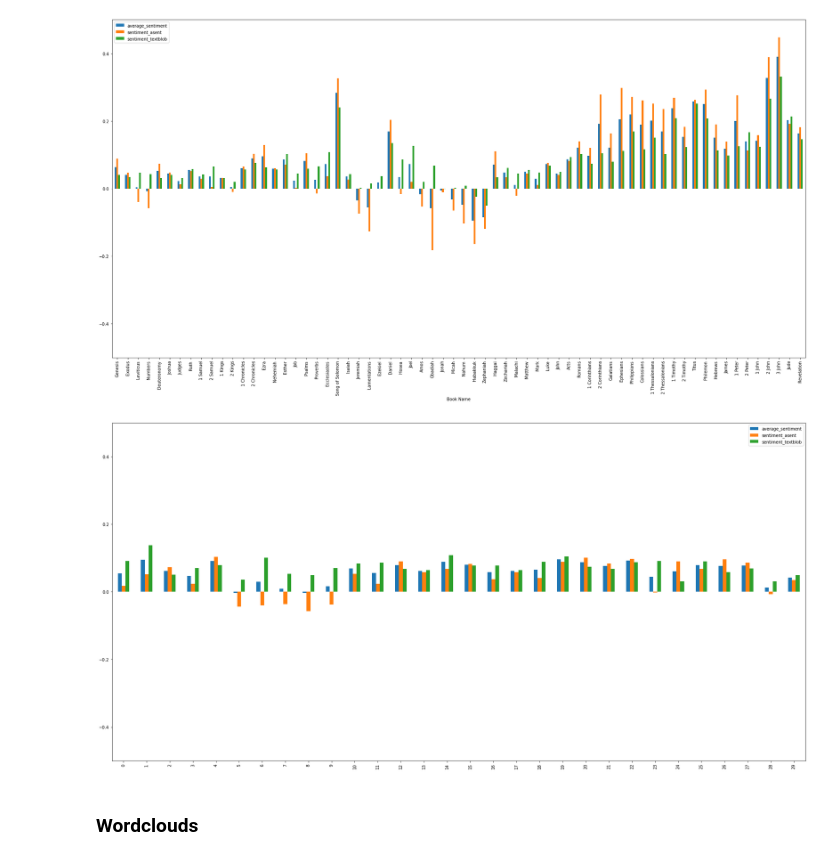
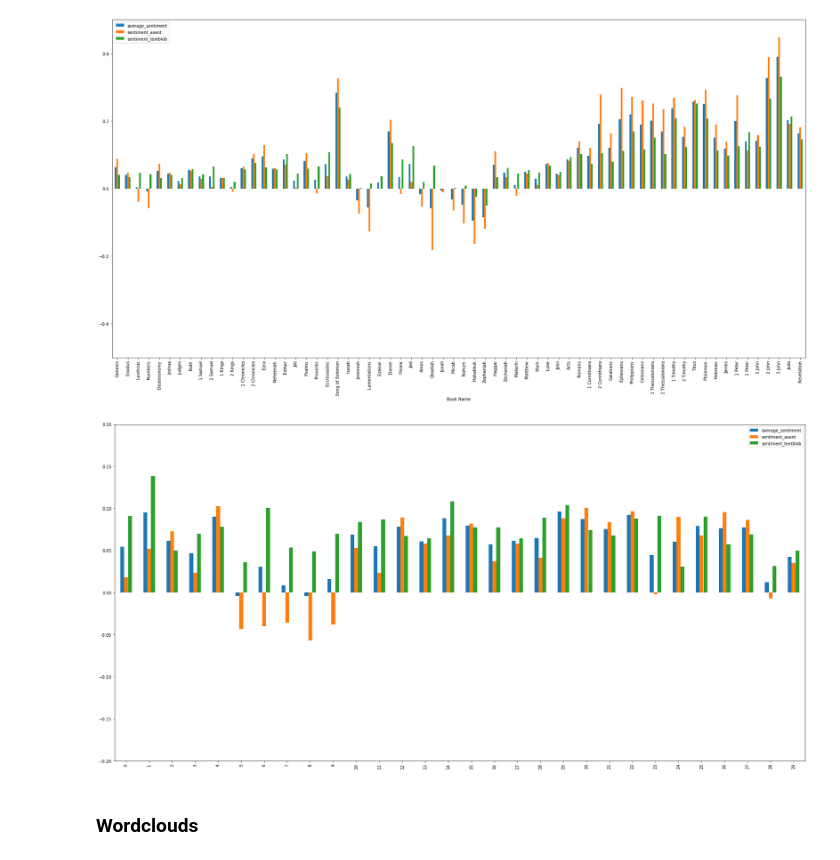
Before and after one commit to mrness/NLP_Bible, a Jupyter notebook: NLP_bible.ipynb, the cells around one changed output. Saved outputs shown, nothing was run; the diff lists cells and outputs as text; code cells hidden in the pictures.

```diff
--- a/NLP_bible.ipynb
+++ b/NLP_bible.ipynb
@@ -144,9 +148,9 @@ asv_sent_plot = av_sent_asv_noindex.plot(x="Book Name", y=["average_sentiment","
 # %% [output]
 [figure]
 # %%
-enq_sent_plot = av_sent_enq_noindex.plot(y=["average_sentiment","sentiment_asent","sentiment_textblob"],ylim=(-.5,.5), kind='bar', figsize=(30,15))
+enq_sent_plot = av_sent_enq_noindex.plot(y=["average_sentiment","sentiment_asent","sentiment_textblob"],ylim=(-.2,.2), kind='bar', figsize=(30,15))
 # %% [output]
-[figure, old version]
+[figure, new version]
 # %% [markdown]
 ### Wordclouds
 # %%
```
Also changed, not shown: parts of 2 cells of this notebook.
